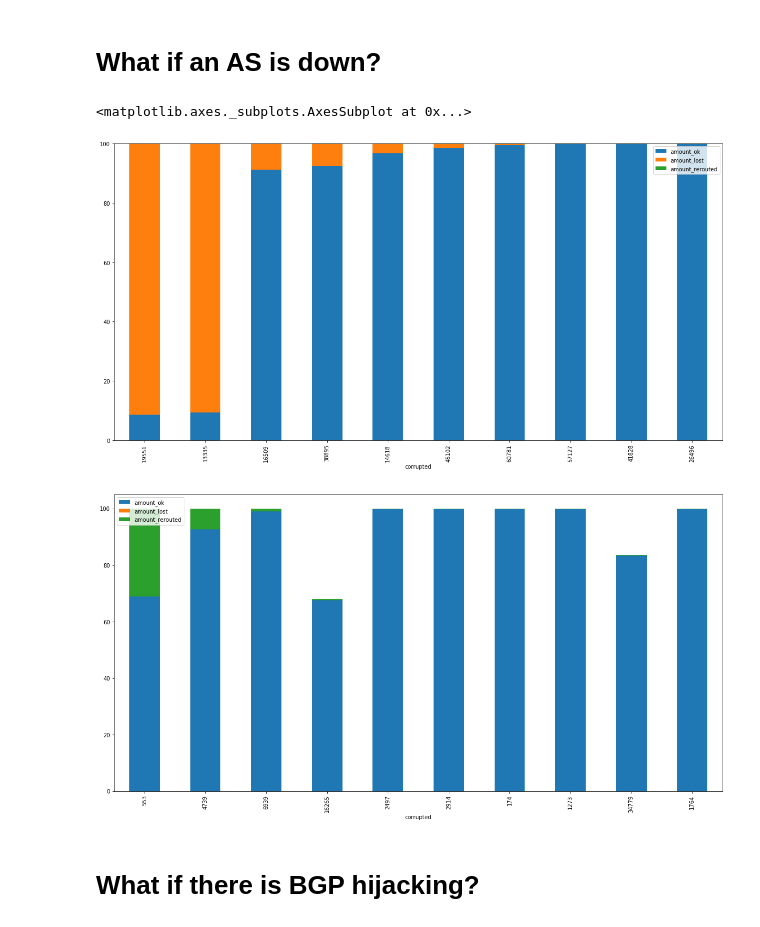
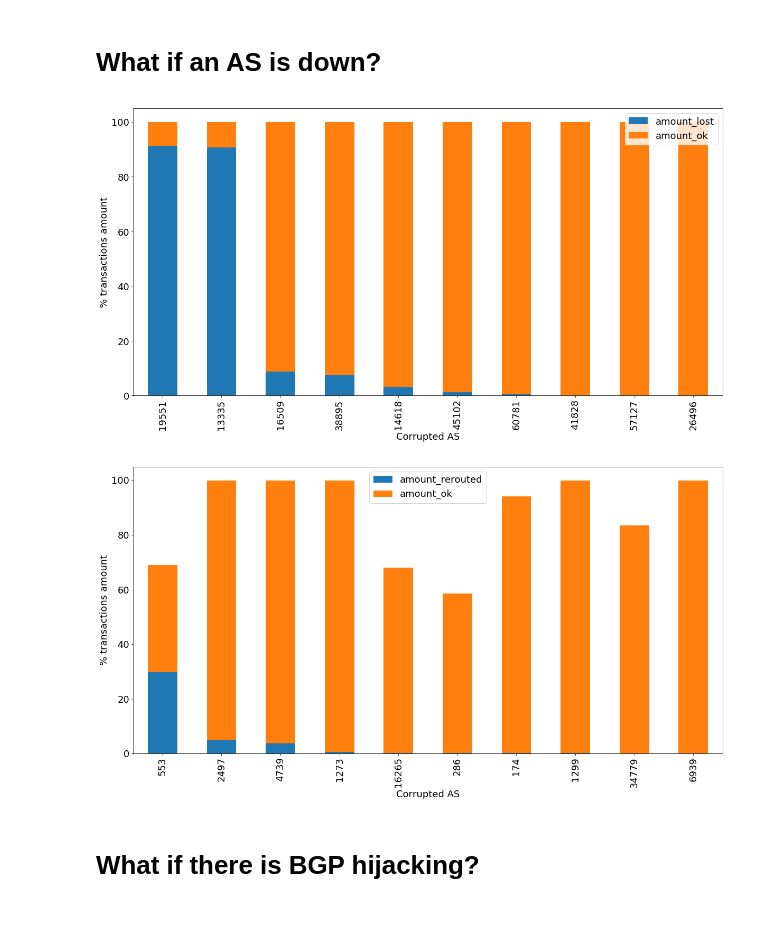
Before and after one commit to dedis/student_19_ripple-partition, a Jupyter notebook: find_match.ipynb, the cells around one changed output. Saved outputs shown, nothing was run; the diff lists cells and outputs as text; code cells hidden in the pictures.

Commit message:
Add V1 version of report

```diff
--- a/find_match.ipynb
+++ b/find_match.ipynb
@@ -107,2 +138,9 @@ best_paths_aug = compute_best_paths(ripple_graph_aug)
+# %%
+def recover_tuple(best_paths):
+    return {eval(key): value for key, value in best_paths.items()}
+# %%
+best_paths_list = []
+for i in range(len(months)):
+    best_paths_list.append(recover_tuple(json.load(open('best_'+str(months[i])+'.txt'))))
 # %% [markdown]
 # What if an AS is down?
@@ -118 +147,5 @@ remove_aug = generate_remove_analysis(ripple_graph_aug,transactions_aug,gateways
+# %%
+remove_list = []
+for i in range(len(months)):
+    remove_list.append(generate_remove_analysis(graphs_list[i],transactions_list[i],gateways_jan,best_paths_list[i]).set_index('corrupted'))
 # %%
@@ -120,6 +152,7 @@ remove_list = [remove_jan, remove_feb, remove_mar, remove_apr, remove_may, remov
 remove_result = reduce(lambda x, y: x.add(y, fill_value=0), remove_list)
 # %%
 ## Visualisation
-remove_result['amount_ok'] = remove_result['amount_ok'].apply(lambda x: x/transactions['amount'].sum())
-remove_result['amount_lost'] = remove_result['amount_lost'].apply(lambda x: x/transactions['amount'].sum())
-remove_result['amount_rerouted'] = remove_result['amount_rerouted'].apply(lambda x: x/transactions['amount'].sum())
+remove_plot = remove_result.copy()
+remove_plot['amount_ok'] = remove_plot['amount_ok'].apply(lambda x: 100*x/transactions['amount'].sum())
+remove_plot['amount_lost'] = remove_plot['amount_lost'].apply(lambda x: 100*x/transactions['amount'].sum())
+remove_plot['amount_rerouted'] = remove_plot['amount_rerouted'].apply(lambda x: 100*x/transactions['amount'].sum())
@@ -130,9 +159,16 @@ remove_result = pd.read_csv('statistics_remove.csv').set_index('corrupted')
 # %%
-remove_result.sort_values(by='amount_lost',ascending=False).head(10).plot.bar(stacked=True, figsize=(20,10))
-remove_result.sort_values(by='amount_rerouted',ascending=False).head(10).plot.bar(stacked=True, figsize=(20,10))
+remove_plot[['amount_lost','amount_ok']].sort_values(by='amount_lost',ascending=False).head(10).plot.bar(stacked=True, figsize=(20,10), fontsize=18)
+plt.ylabel('% transactions amount', fontsize=18)
+plt.xlabel('Corrupted AS', fontsize=18)
+plt.legend(fontsize=18)
+plt.savefig('report/remove-compare-bar.eps', format='eps')
+remove_plot[['amount_rerouted','amount_ok']].sort_values(by='amount_rerouted',ascending=False).head(10).plot.bar(stacked=True, figsize=(20,10), fontsize=18)
+plt.ylabel('% transactions amount', fontsize=18)
+plt.xlabel('Corrupted AS', fontsize=18)
+plt.legend(fontsize=18)
+plt.savefig('report/remove-rerouted-bar.eps', format='eps')
 # %% [output]
-<matplotlib.axes._subplots.AxesSubplot at 0x...>
-[figure, old version]
+[figure, new version]
-[figure, old version]
+[figure, new version]
 # %% [markdown]
 # What if there is BGP hijacking?
```
Also changed, not shown: parts of 34 cells of this notebook, 2 other files.
